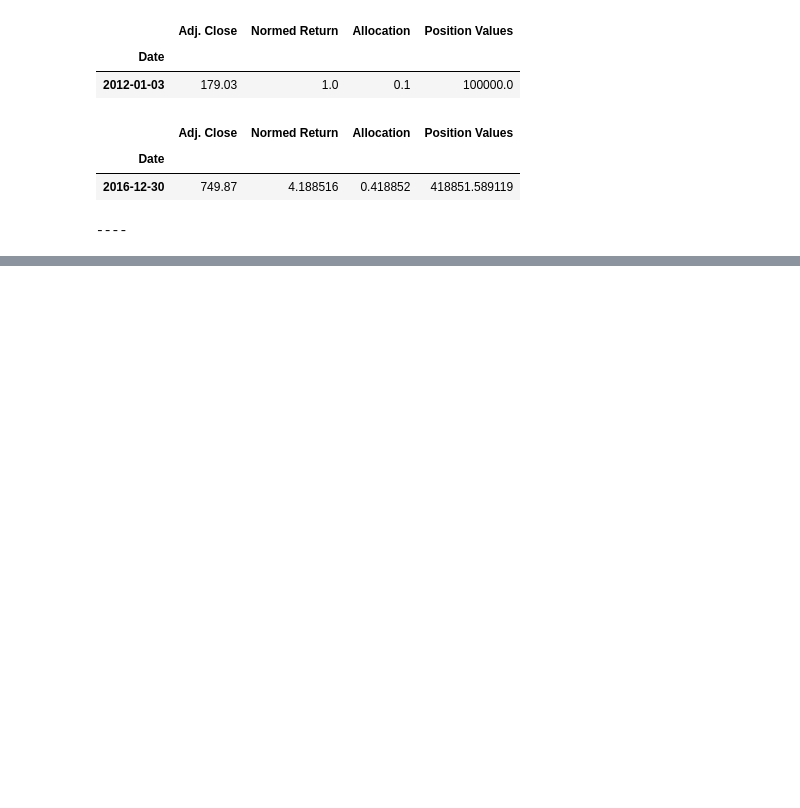
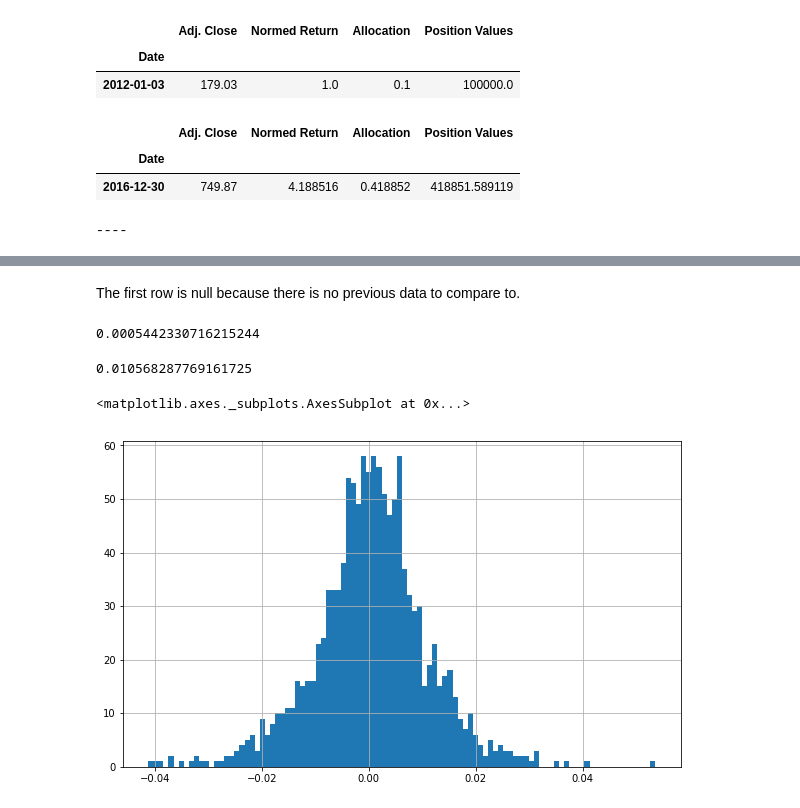
Before and after one commit to rzskhr/Financial-Analysis-and-Algorithmic-Trading, a Jupyter notebook: Python-for-Financial-Analysis-and-Algorithmic-Trading/_/09-Python-Finance-Fundamentals/Scratch.ipynb, the cells around one changed output, grey strips where cells are left out. Cells and saved outputs as stored; diff of their text form; code cells hidden in the pictures; blank space fills up the shorter version.

```diff
--- a/Python-for-Financial-Analysis-and-Algorithmic-Trading/_/09-Python-Finance-Fundamentals/Scratch.ipynb
+++ b/Python-for-Financial-Analysis-and-Algorithmic-Trading/_/09-Python-Finance-Fundamentals/Scratch.ipynb
@@ -190,0 +254,4 @@ portfolio_val
+# %%
+# create a new column for daily return
+portfolio_val['Daily Return'] = portfolio_val['Total Pos'].pct_change(1)  # calculates the %change of 1 prev day
+portfolio_val.head()
@@ -190,0 +266,17 @@ portfolio_val
+# %% [markdown]
+The first row is null because there is no previous data to compare to.
+# %%
+# Average daily return
+portfolio_val['Daily Return'].mean()
+# %% [output]
+0.0005442330716215244
+# %%
+# Standard Dev. daily return
+portfolio_val['Daily Return'].std()
+# %% [output]
+0.010568287769161725
+# %%
+portfolio_val['Daily Return'].hist(bins=100, figsize=(10, 6))
+# %% [output]
+<matplotlib.axes._subplots.AxesSubplot at 0x...>
+[figure, added]
```
Also changed, not shown: parts of 21 cells of this notebook.
